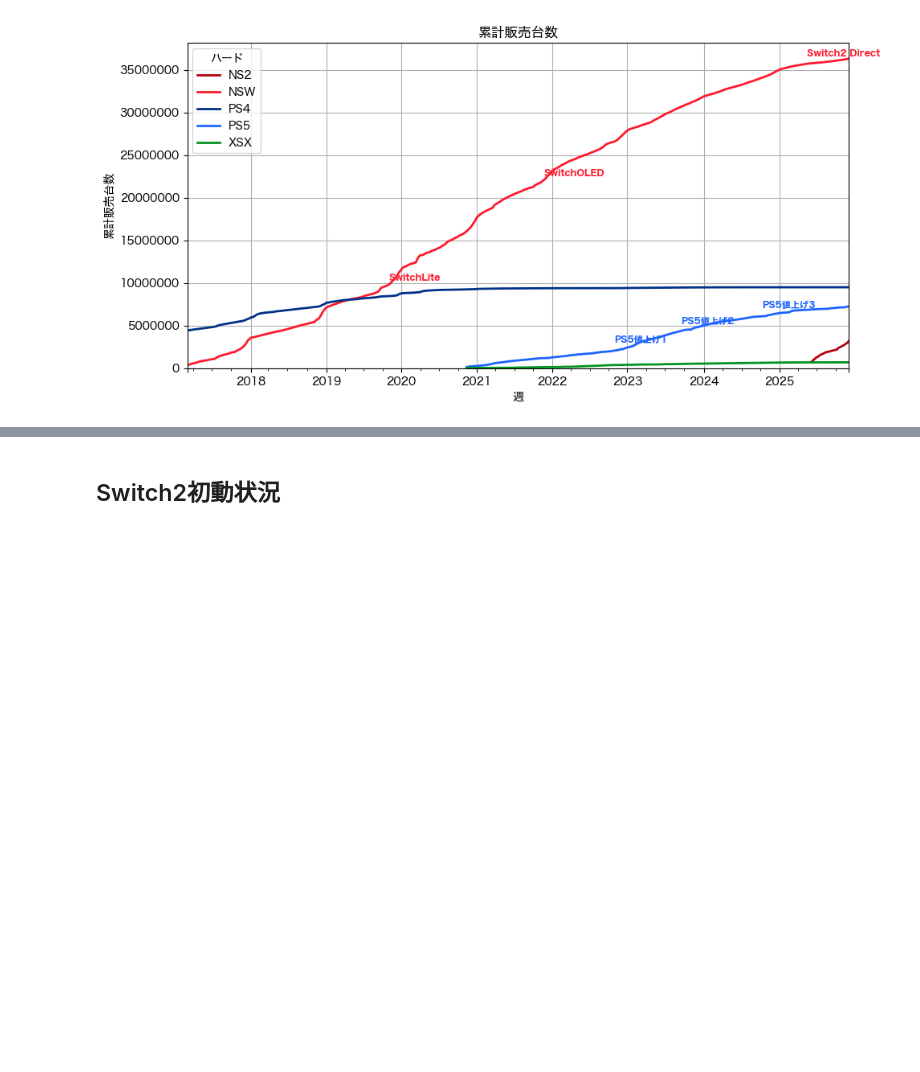
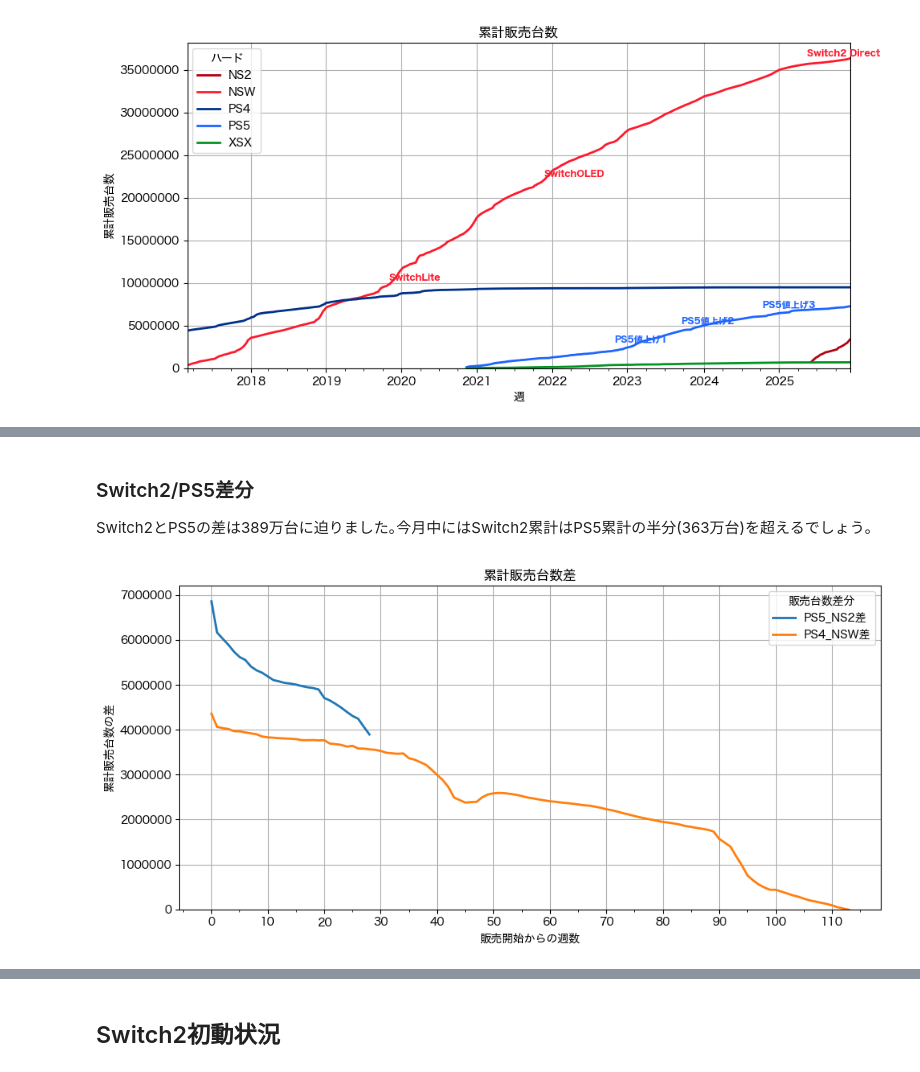
Before and after one commit to hidenden/gamedata, a Jupyter notebook: notebook/analysis/weekly_report.ipynb, the cells around one changed output, grey strips where cells are left out. Drawn from its saved outputs; the diff is of its cells as text; code cells hidden in the pictures; blank space fills up the shorter version.

```diff
--- a/notebook/analysis/weekly_report.ipynb
+++ b/notebook/analysis/weekly_report.ipynb
@@ -167,2 +171,10 @@ long_range_event_mask = he.EventMasks(hard=0.5, soft=0, event=0, price=0, sale=0
 # %%
 # df
+# %% [markdown]
+### Switch2/PS5差分
+
+Switch2とPS5の差は389万台に迫りました｡今月中にはSwitch2累計はPS5累計の半分(363万台)を超えるでしょう｡
+# %%
+(fig4, d4) = ph.plot_cumsum_diffs(cmplist = [('NS2', 'PS5'), ('NSW', 'PS4')], xgrid=10)
+# %% [output]
+[figure, added]
```
Also changed, not shown: parts of 21 cells of this notebook, 5 other files.
